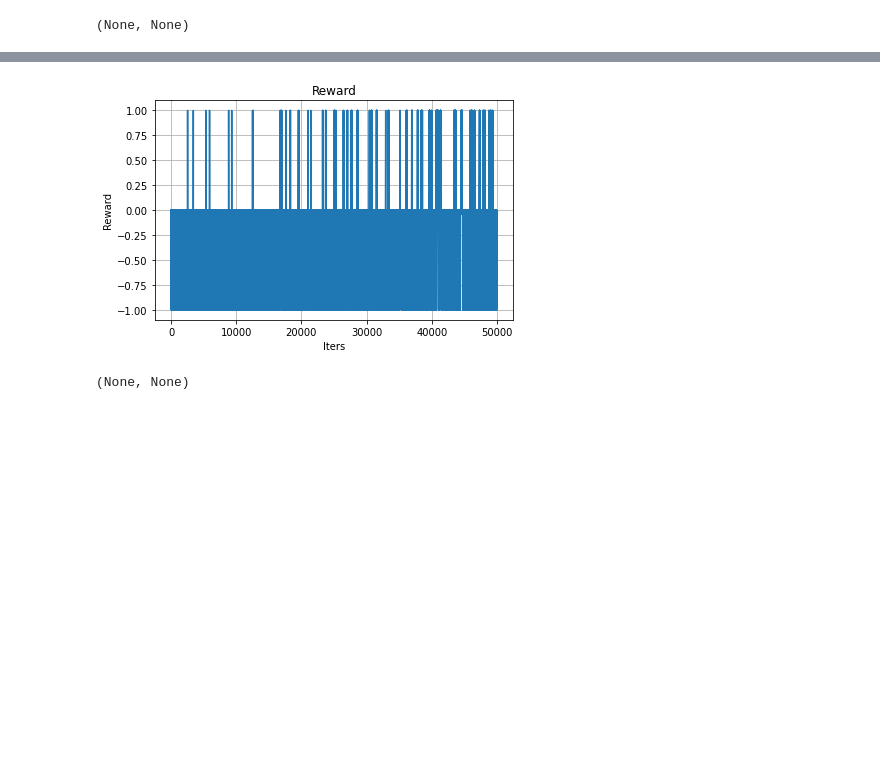
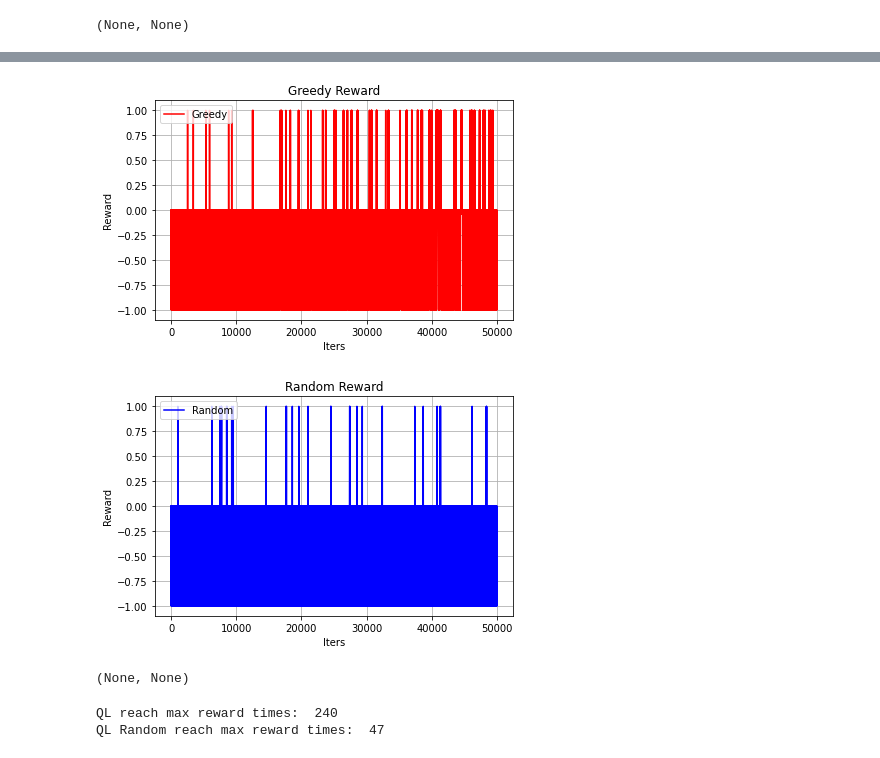
Before and after one commit to tomyouyouzhu/MachineLearning, a Jupyter notebook: A4/FrozenLake.ipynb, the cells around one changed output, grey strips where cells are left out. Cells and saved outputs as stored; diff of their text form; code cells hidden in the pictures; blank space fills up the shorter version.

```diff
--- a/A4/FrozenLake.ipynb
+++ b/A4/FrozenLake.ipynb
@@ -250,3 +250,13 @@ QLearning
 ↓ ↑ ↓ ← → → ↓ → ← ↓
 ↓ ↑ ↓ → ↑ ↑ → ↓ → ↓
 ← ● ↑ → → ← ← → → ⨂
+# %%
+np.random.seed(0)
+ql_r = QLearning(transitions, standard_rewards, discount, n_iter=max_iter)
+ql_r.epsilon_min=1
+ql_r.alpha_min=1
+ql_r.setVerbose()
+arr_ql_r = ql_r.run()
+print("QLearning_random")
+print (arr_ql_r[-1])
+print_policy(ql_r.policy)
@@ -294,7 +319,9 @@ plt.tight_layout(), plt.show()
 (None, None)
 # %%
 reward = np.zeros(max_iter)
+reward_r = np.zeros(max_iter)
 error = np.zeros(max_iter)
+error_r = np.zeros(max_iter)
 iteration = np.arange(1, max_iter+1)
 for x in arr_ql:
   for i in range(1, max_iter+1):
@@ -303,9 +330,13 @@ for x in arr_ql:
       reward[i-1] = reward[i-1]+(x['Reward'])
 y = []
 y.append(error[0])
+for x in arr_ql_r:
+  for i in range(1, max_iter+1):
+    if x['Iteration'] == i:
+      error_r[i-1] = error_r[i-1]+abs(x['Error'])
+      reward_r[i-1] = reward_r[i-1]+(x['Reward'])
+y_r = []
+y_r.append(error_r[0])
 for i in range (1, max_iter):
   y.append(abs(error[i]-error[i-1]))
-plt.grid()
-plt.plot(iteration, y)
-plt.xlabel("Iters"), plt.ylabel('Error'), plt.title('Error')
-plt.tight_layout(), plt.show()
+  y_r.append(abs(error_r[i]-error_r[i-1]))
@@ -322,9 +368,20 @@ plt.tight_layout(), plt.show()
 (None, None)
 # %%
 plt.grid()
-plt.plot(iteration, reward)
-plt.xlabel("Iters"), plt.ylabel('Reward'), plt.title('Reward')
+plt.plot(iteration, reward, color='red', label='Greedy')
+plt.xlabel("Iters"), plt.ylabel('Reward'), plt.legend(loc='best'), plt.title('Greedy Reward')
 plt.tight_layout(), plt.show()
+plt.grid()
+plt.plot(iteration, reward_r, color='blue', label='Random' )
+plt.xlabel("Iters"), plt.ylabel('Reward'), plt.legend(loc='best'), plt.title('Random Reward')
+plt.tight_layout(), plt.show()
 # %% [output]
-[figure, old version]
+[figure, new version]
+[figure, added]
 (None, None)
+# %%
+print ("QL reach max reward times: ", (reward==1).sum())
+print ("QL Random reach max reward times: ", (reward_r==1).sum())
+# %% [output]
+QL reach max reward times:  240
+QL Random reach max reward times:  47
```
Also changed, not shown: parts of 8 cells of this notebook, 3 other files.
